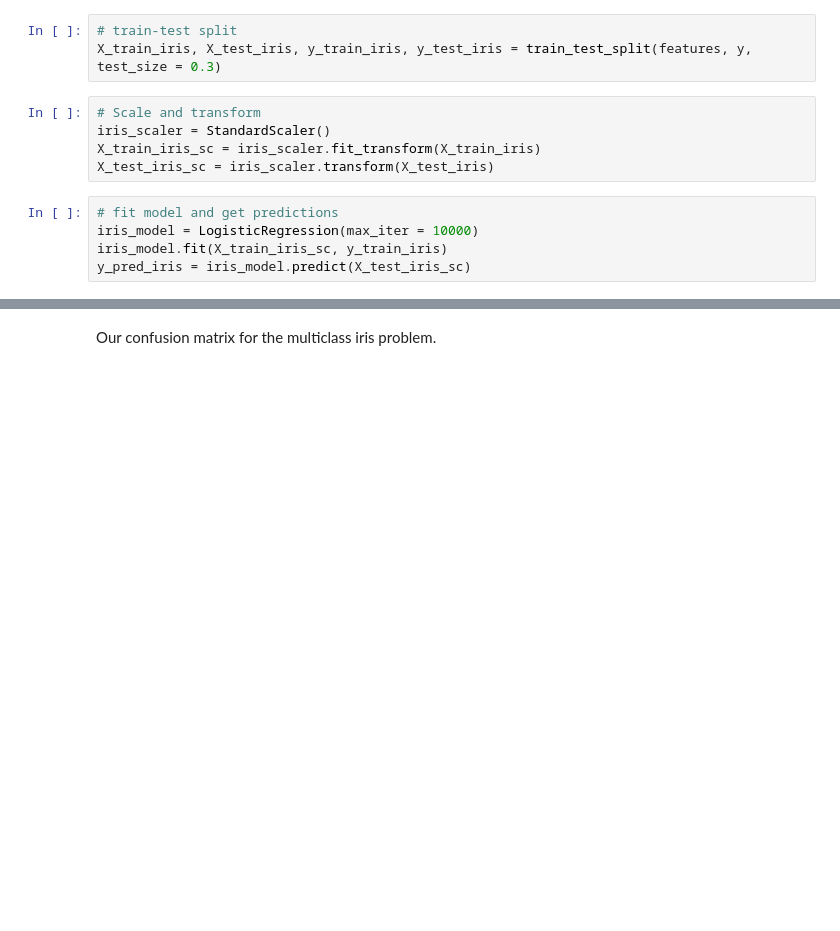
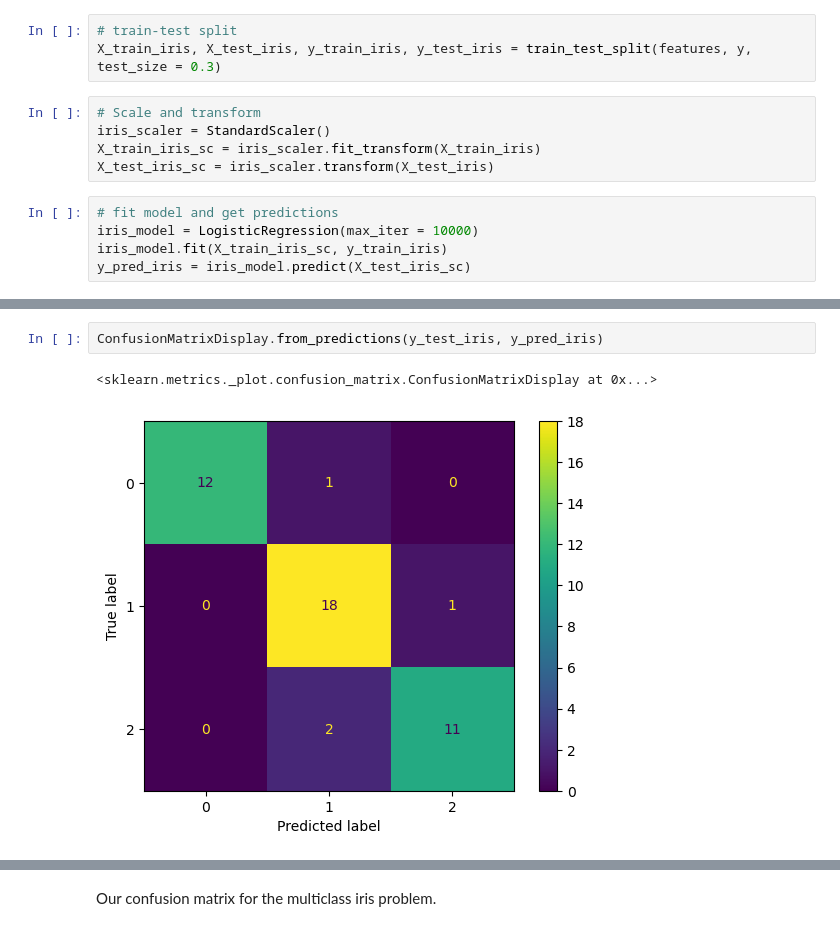
Before and after one commit to djprofessorkash/fis-ds-starter, a Jupyter notebook: P3-Machine-Learning-Fundamentals/Phase3_Topic26_Classification_Metrics/Ph3_T26_Classification_Metrics.ipynb, the cells around one changed output, grey strips where cells are left out. Drawn from its saved outputs; the diff is of its cells as text; blank space fills up the shorter version.

```diff
--- a/P3-Machine-Learning-Fundamentals/Phase3_Topic26_Classification_Metrics/Ph3_T26_Classification_Metrics.ipynb
+++ b/P3-Machine-Learning-Fundamentals/Phase3_Topic26_Classification_Metrics/Ph3_T26_Classification_Metrics.ipynb
@@ -431,3 +448,8 @@ y_pred_iris = iris_model.predict(X_test_iris_sc)
+# %%
+ConfusionMatrixDisplay.from_predictions(y_test_iris, y_pred_iris)
+# %% [output]
+<sklearn.metrics._plot.confusion_matrix.ConfusionMatrixDisplay at 0x...>
+[figure, added]
 # %%
 ConfusionMatrixDisplay.from_estimator(iris_model, X_test_iris_sc,
                       y_test_iris)
```
Also changed, not shown: parts of 8 cells of this notebook.
